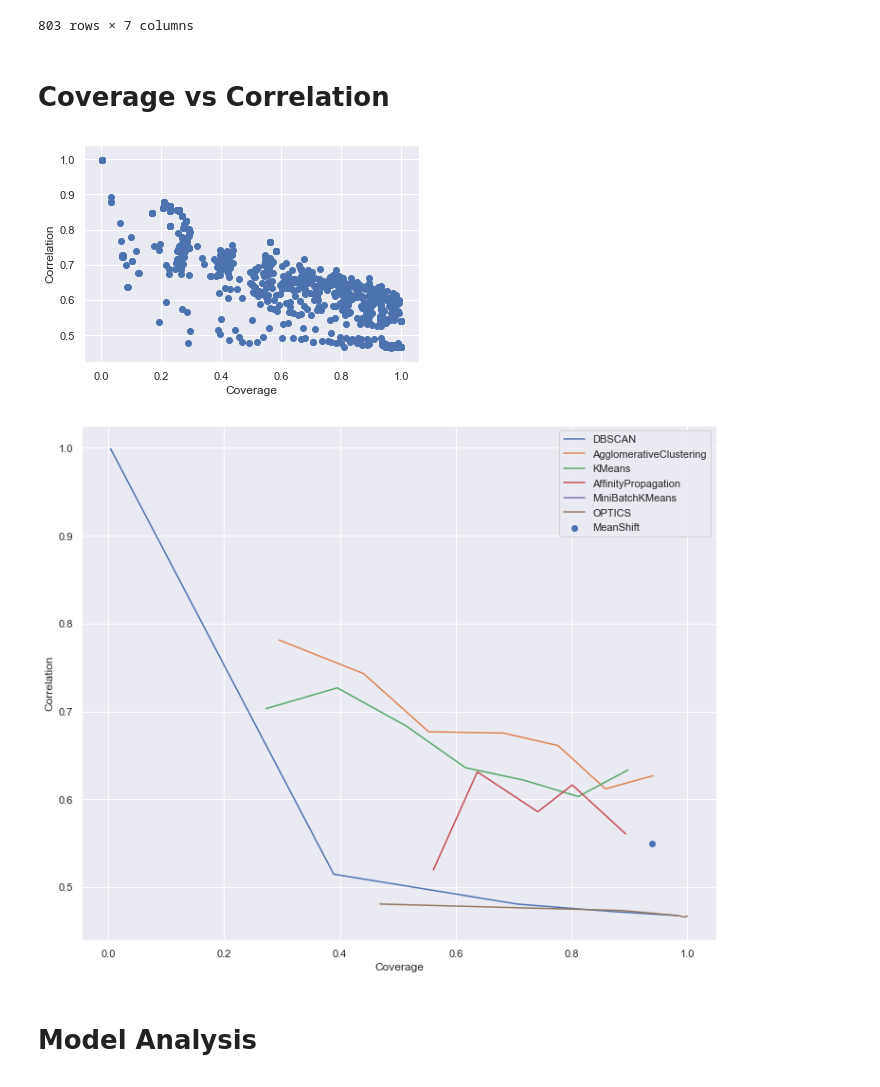
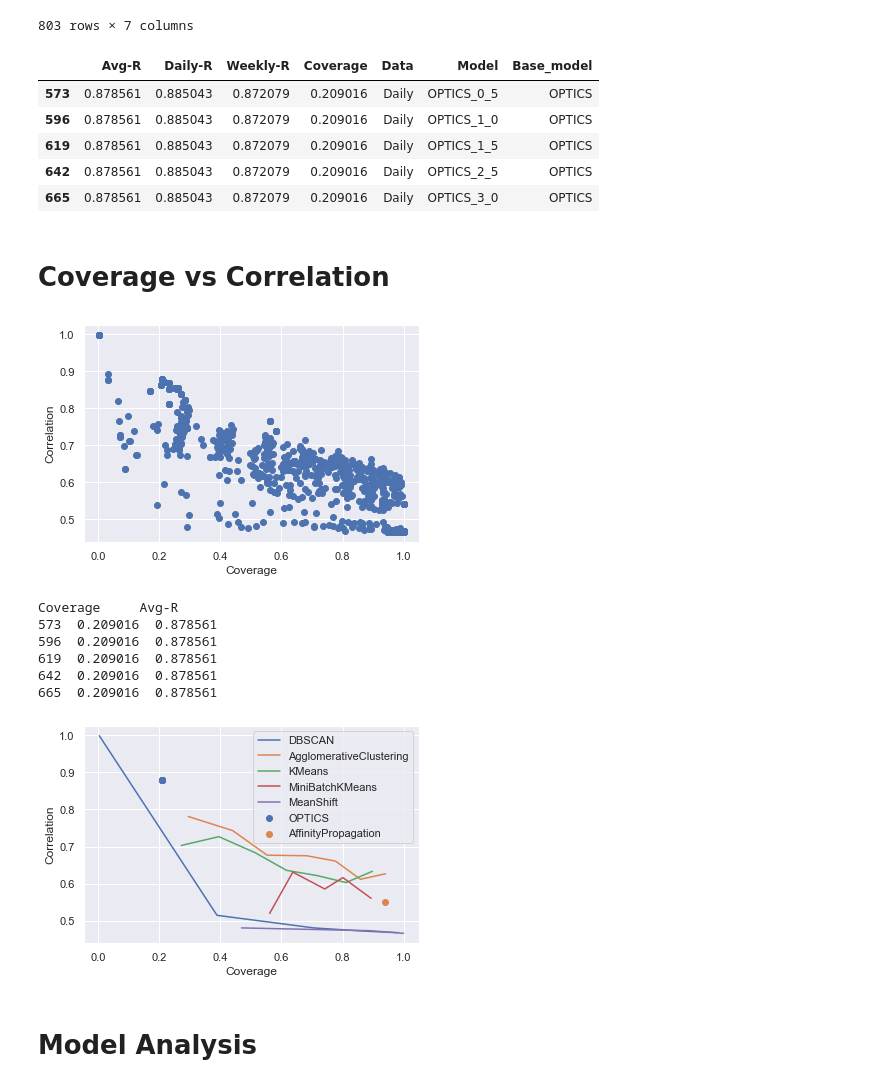
Before and after one commit to harkib/Stock-Clustering, a Jupyter notebook: visualize.ipynb, the cells around one changed output. Saved outputs shown, nothing was run; the diff lists cells and outputs as text; code cells hidden in the pictures.

Commit message:
plot with scatter bug fix

```diff
--- a/visualize.ipynb
+++ b/visualize.ipynb
@@ -17,9 +17,7 @@ SAVE_FIGS = False
 # Load Model-Dataset Data
 # %%
 # load model-data results
-# raw = pd.read_pickle(r'Output\combination_results.pkl')
-raw = pd.read_pickle(r'Output/combination_results.pkl')
-
+raw = pd.read_pickle(os.path.join('Output','combination_results.pkl'))
 raw['Base_model'] = raw.apply(lambda x: x['Model'].split('_')[0], axis=1)
 raw
 # %% [output]
@@ -36,6 +34,16 @@ raw
 | 801 | 0.467208 | 0.482679 | 0.451737 | 0.997925 | Weekly+Monthly+GICS_Sub | MeanShift_3_0 | MeanShift |
 | 802 | 0.466993 | 0.481539 | 0.452448 | 0.981328 | Daily+Weekly+Monthly+GICS_Sub | MeanShift_3_0 | MeanShift |
 803 rows × 7 columns
+# %%
+test = raw[(raw.Base_model == 'OPTICS') & (raw.Data == 'Daily')]
+test
+# %% [output]
+|  | Avg-R | Daily-R | Weekly-R | Coverage | Data | Model | Base_model |
+| 573 | 0.878561 | 0.885043 | 0.872079 | 0.209016 | Daily | OPTICS_0_5 | OPTICS |
+| 596 | 0.878561 | 0.885043 | 0.872079 | 0.209016 | Daily | OPTICS_1_0 | OPTICS |
+| 619 | 0.878561 | 0.885043 | 0.872079 | 0.209016 | Daily | OPTICS_1_5 | OPTICS |
+| 642 | 0.878561 | 0.885043 | 0.872079 | 0.209016 | Daily | OPTICS_2_5 | OPTICS |
+| 665 | 0.878561 | 0.885043 | 0.872079 | 0.209016 | Daily | OPTICS_3_0 | OPTICS |
 # %% [markdown]
 # Coverage vs Correlation
 # %%
@@ -44,11 +52,10 @@ plt.scatter(raw['Coverage'],raw['Avg-R'])
 plt.ylabel('Correlation')
 plt.xlabel('Coverage')
 fig_path = os.path.join('Figures','Summary','All_Corr_Cov.png')
-# if SAVE_FIGS: plt.savefig('Figures\Summary\All_Corr_Cov.png')
 if SAVE_FIGS: plt.savefig(fig_path)
 plt.show()
 # %% [output]
-[figure, old version]
+[figure, new version]
 # %%
 # Plot effect of model parameter as corr vs coverage
 data = raw[raw['Data'] == 'Daily']
@@ -62,40 +69,44 @@ AffinityPropagation     = data[data['Base_model'] == 'AffinityPropagation'][['Co
 MiniBatchKMeans         = data[data['Base_model'] == 'MiniBatchKMeans'][['Coverage','Avg-R']]
 OPTICS                  = data[data['Base_model'] == 'OPTICS'][['Coverage','Avg-R']]
 MeanShift               = data[data['Base_model'] == 'MeanShift'][['Coverage','Avg-R']]
 
-plt.figure(figsize =(12,10))
 plt.plot(DBSCAN['Coverage'],DBSCAN['Avg-R'])
 plt.plot(AgglomerativeClustering['Coverage'],AgglomerativeClustering['Avg-R'])
 plt.plot(KMeans['Coverage'],KMeans['Avg-R'])
-plt.scatter(AffinityPropagation['Coverage'],AffinityPropagation['Avg-R'])
 
 # plt.plot(FeatureAgglomeration['Coverage'],FeatureAgglomeration['Avg-R'])
 plt.plot(MiniBatchKMeans['Coverage'],MiniBatchKMeans['Avg-R'])
-plt.plot(OPTICS['Coverage'],OPTICS['Avg-R'])
 plt.plot(MeanShift['Coverage'],MeanShift['Avg-R'])
+plt.scatter(OPTICS['Coverage'],OPTICS['Avg-R'])
+plt.scatter(AffinityPropagation['Coverage'],AffinityPropagation['Avg-R'])
 
 
 
 plt.legend([
             'DBSCAN',
             'AgglomerativeClustering',
             'KMeans',
-            'AffinityPropagation',
 #             'FeatureAgglomeration',
             'MiniBatchKMeans',
+            'MeanShift',
             'OPTICS',
-            'MeanShift'
+            'AffinityPropagation',
             ]
           )
 plt.ylabel('Correlation')
 plt.xlabel('Coverage')
 
 fig_path = os.path.join('Figures','Summary','Model_Corr_Cov.png')
-# if SAVE_FIGS: plt.savefig('Figures\Summary\Model_Corr_Cov.png')
 if SAVE_FIGS: plt.savefig(fig_path)
 plt.show()
 # %% [output]
+Coverage     Avg-R
+573  0.209016  0.878561
+596  0.209016  0.878561
+619  0.209016  0.878561
+642  0.209016  0.878561
+665  0.209016  0.878561
-[figure, old version]
+[figure, new version]
 # %% [markdown]
 # Model Analysis
 # %%
```
Also changed, not shown: parts of 5 cells of this notebook.
